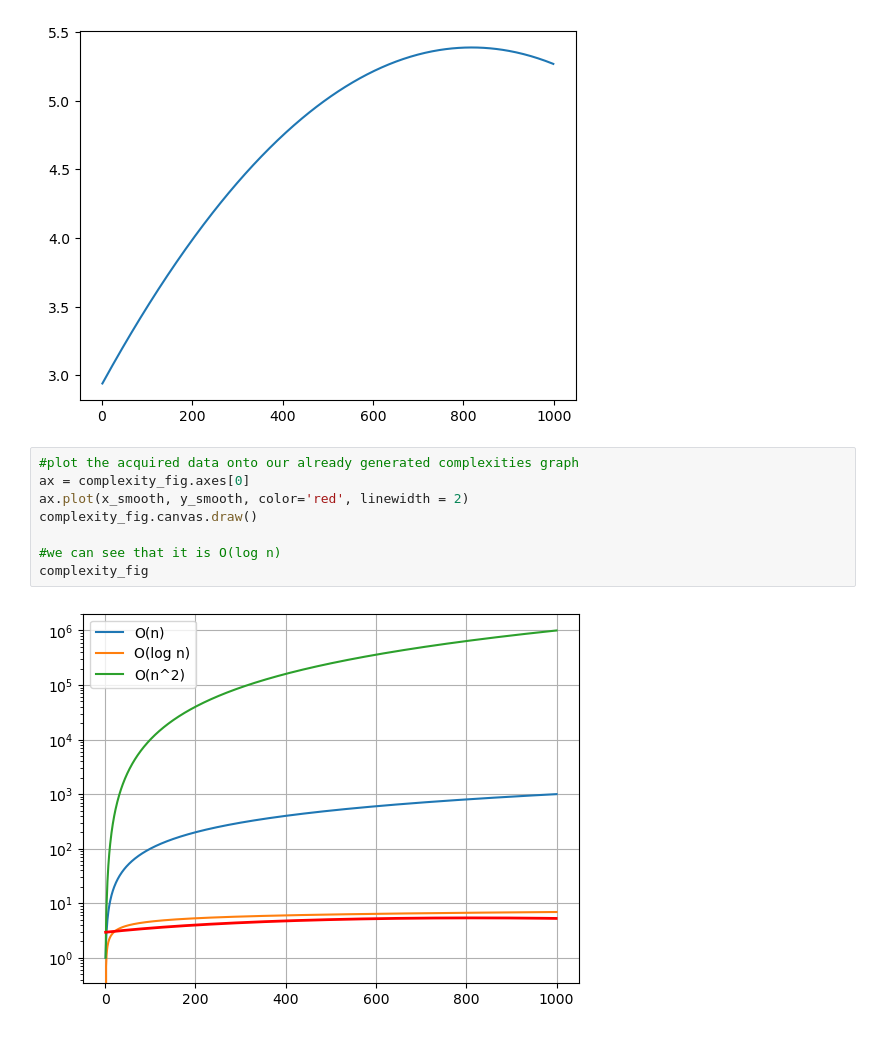
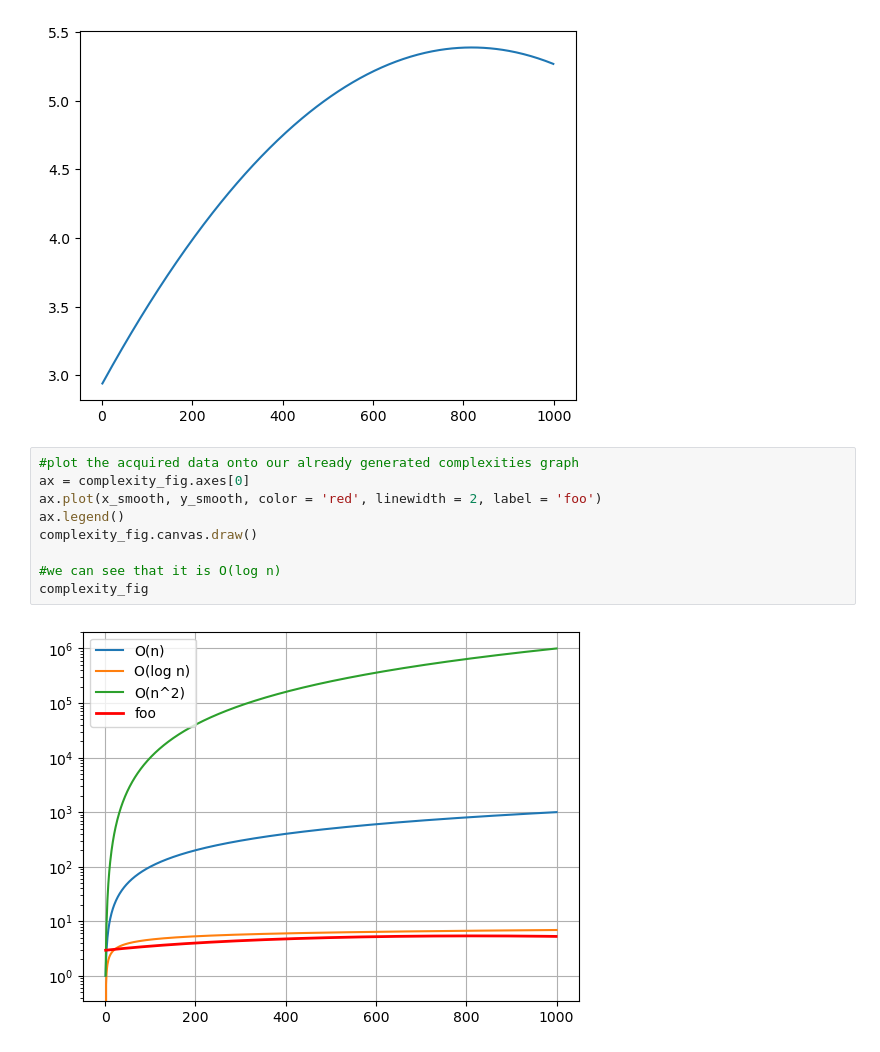
Before and after one commit to tulane-cmps6610-fall-2025/problem-set-01-arturoAltamirano, a Jupyter notebook: testingSolutions.ipynb, the cells around one changed output. Saved outputs shown, nothing was run; the diff lists cells and outputs as text.

Commit message:
adding more plotting

```diff
--- a/testingSolutions.ipynb
+++ b/testingSolutions.ipynb
@@ -98,13 +103,14 @@ plt.show()
 # %%
 #plot the acquired data onto our already generated complexities graph
 ax = complexity_fig.axes[0]
-ax.plot(x_smooth, y_smooth, color='red', linewidth = 2)
+ax.plot(x_smooth, y_smooth, color = 'red', linewidth = 2, label = 'foo')
+ax.legend()
 complexity_fig.canvas.draw()
 
 #we can see that it is O(log n)
 complexity_fig
 # %% [output]
-[figure, old version]
+[figure, new version]
 # %%
 def longest_run(mylist, key, loop_counter):
     counters = []
```
Also changed, not shown: parts of 5 cells of this notebook.
